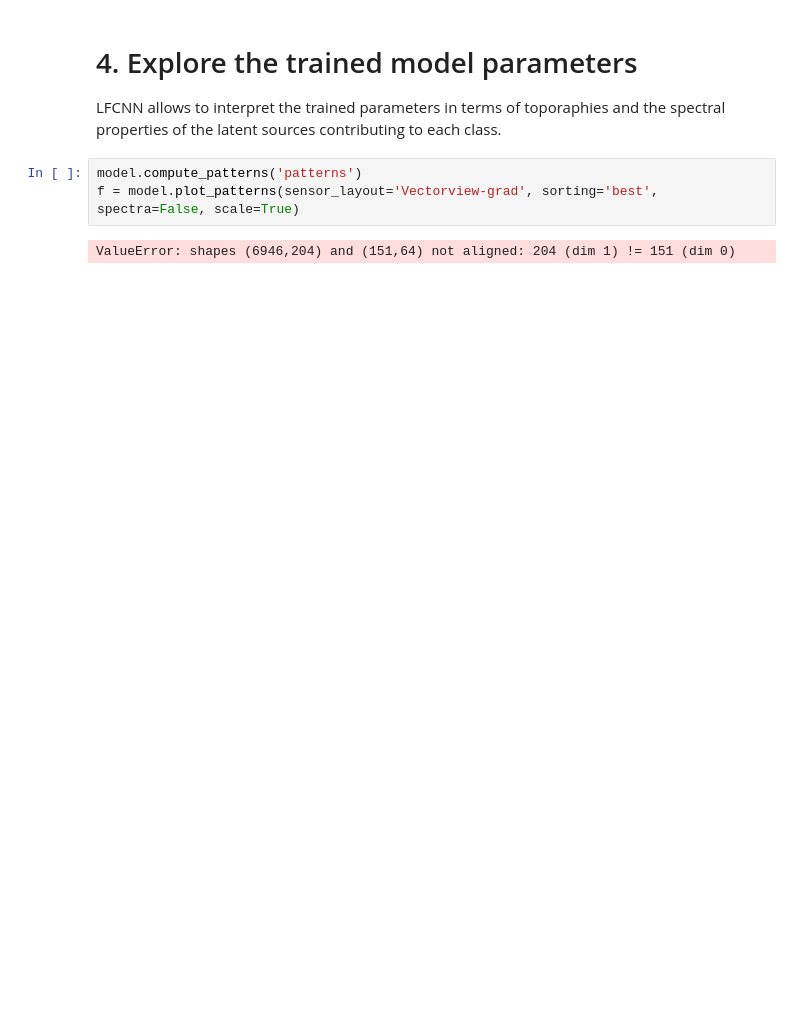
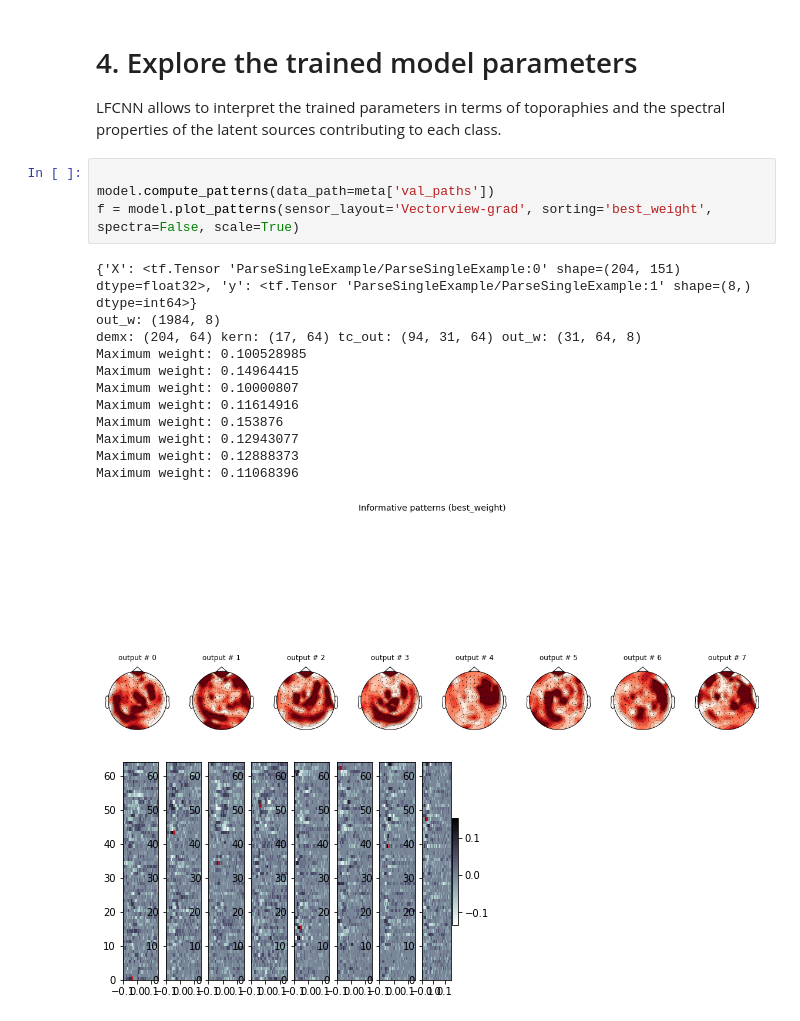
Before and after one commit to zubara/mneflow, a Jupyter notebook: examples/mneflow_example.ipynb, the cells around one changed output. Saved outputs shown, nothing was run; the diff lists cells and outputs as text; blank space fills up the shorter version.

```diff
--- a/examples/mneflow_example.ipynb
+++ b/examples/mneflow_example.ipynb
@@ -213,10 +210,23 @@ Trained in 126.17s
 # 4. Explore the trained model parameters
 LFCNN allows to interpret the trained parameters in terms of toporaphies and the spectral properties of the latent sources contributing to each class.
 # %%
-model.compute_patterns('patterns')
-f = model.plot_patterns(sensor_layout='Vectorview-grad', sorting='best', spectra=False, scale=True)
+
+model.compute_patterns(data_path=meta['val_paths'])
+f = model.plot_patterns(sensor_layout='Vectorview-grad', sorting='best_weight', spectra=False, scale=True)
 # %% [output]
-ValueError: shapes (6946,204) and (151,64) not aligned: 204 (dim 1) != 151 (dim 0)
+{'X': <tf.Tensor 'ParseSingleExample/ParseSingleExample:0' shape=(204, 151) dtype=float32>, 'y': <tf.Tensor 'ParseSingleExample/ParseSingleExample:1' shape=(8,) dtype=int64>}
+out_w: (1984, 8)
+demx: (204, 64) kern: (17, 64) tc_out: (94, 31, 64) out_w: (31, 64, 8)
+Maximum weight: 0.100528985
+Maximum weight: 0.14964415
+Maximum weight: 0.10000807
+Maximum weight: 0.11614916
+Maximum weight: 0.153876
+Maximum weight: 0.12943077
+Maximum weight: 0.12888373
+Maximum weight: 0.11068396
+[figure, added]
+[figure, added]
 # %%
 #Plotting the confusion matrix allows to identify analyze whether cetrain classes
 #are systematically harder to classify
```
Also changed, not shown: parts of 7 cells of this notebook, 2 other files.
